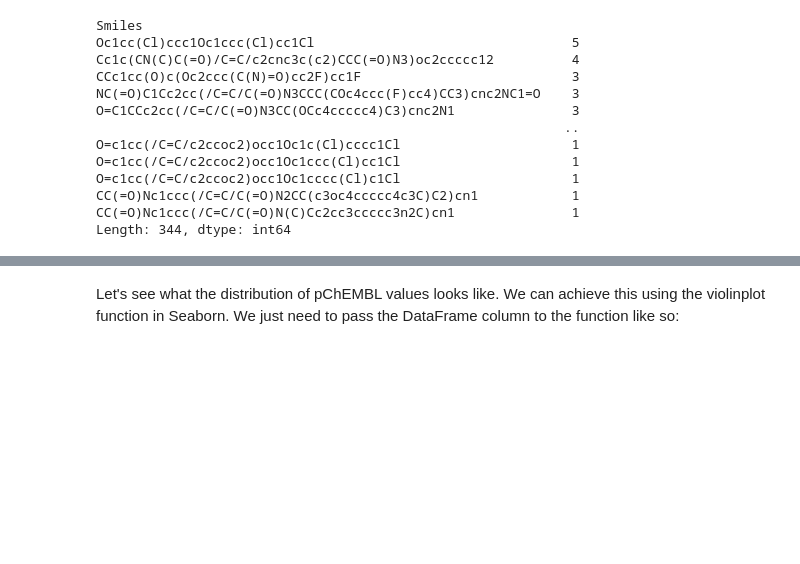
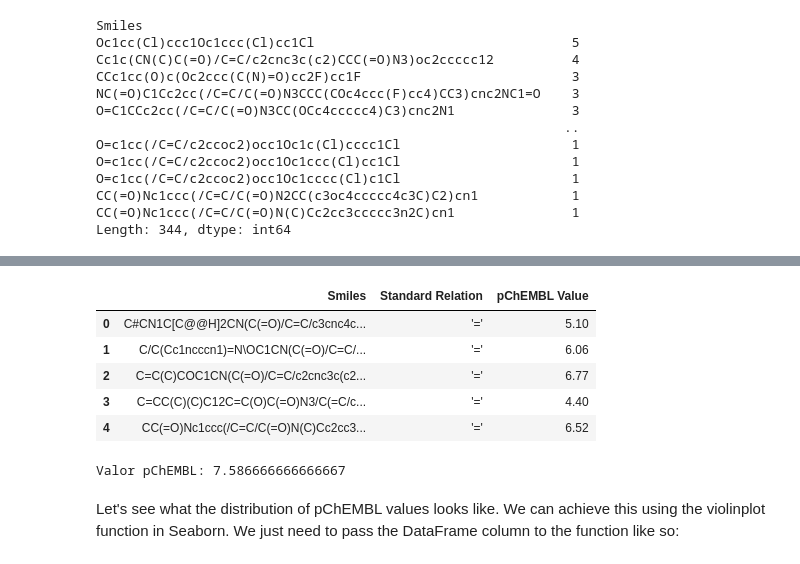
Before and after one commit to jpelaez511/TFM, a Jupyter notebook: notebook/01_Curacion_Datos.ipynb, the cells around one changed output, grey strips where cells are left out. Drawn from its saved outputs; the diff is of its cells as text; code cells hidden in the pictures; blank space fills up the shorter version.

```diff
--- a/notebook/01_Curacion_Datos.ipynb
+++ b/notebook/01_Curacion_Datos.ipynb
@@ -117,3 +134,35 @@ df_filtrado_cleaned.head()
+# %%
+def filtrar_outliers_y_promediar(grupo):
+    if len(grupo) >= 3:
+        Q1 = grupo.quantile(0.25)
+        Q3 = grupo.quantile(0.75)
+        IQR = Q3 - Q1
+        limite_inferior = Q1 - 1.5 * IQR
+        limite_superior = Q3 + 1.5 * IQR
+        grupo_filtrado = grupo[(grupo >= limite_inferior) & (grupo <= limite_superior)]
+        if grupo_filtrado.empty:
+            return grupo.median()
+        return grupo_filtrado.mean()
+    else:
+        return grupo.mean()
+# %%
+df_filtrado_cleaned = df_filtrado_dropna.groupby(['Smiles', 'Standard Relation'])['pChEMBL Value'].apply(filtrar_outliers_y_promediar)
+df_filtrado_cleaned = pd.DataFrame(df_filtrado_cleaned)
+df_filtrado_cleaned = df_filtrado_cleaned.reset_index()
+df_filtrado_cleaned.head()
+# %% [output]
+|  | Smiles | Standard Relation | pChEMBL Value |
+| 0 | C#CN1C[C@@H]2CN(C(=O)/C=C/c3cnc4c... | '=' | 5.10 |
+| 1 | C/C(Cc1ncccn1)=N\OC1CN(C(=O)/C=C/... | '=' | 6.06 |
+| 2 | C=C(C)COC1CN(C(=O)/C=C/c2cnc3c(c2... | '=' | 6.77 |
+| 3 | C=CC(C)(C)C12C=C(O)C(=O)N3/C(=C/c... | '=' | 4.40 |
+| 4 | CC(=O)Nc1ccc(/C=C/C(=O)N(C)Cc2cc3... | '=' | 6.52 |
+# %%
+smiles_a_buscar = "Cc1c(CN(C)C(=O)/C=C/c2cnc3c(c2)CCC(=O)N3)oc2ccccc12"
+resultado = df_filtrado_cleaned[df_filtrado_cleaned['Smiles'] == smiles_a_buscar]
+print(f"Valor pChEMBL: {resultado['pChEMBL Value'].values[0]}")
+# %% [output]
+Valor pChEMBL: 7.586666666666667
 # %% [markdown]
 Let's see what the distribution of pChEMBL values looks like. We can achieve this using the violinplot function in Seaborn. We just need to pass the DataFrame column to the function like so:
 # %%
```
Also changed, not shown: parts of 8 cells of this notebook.
